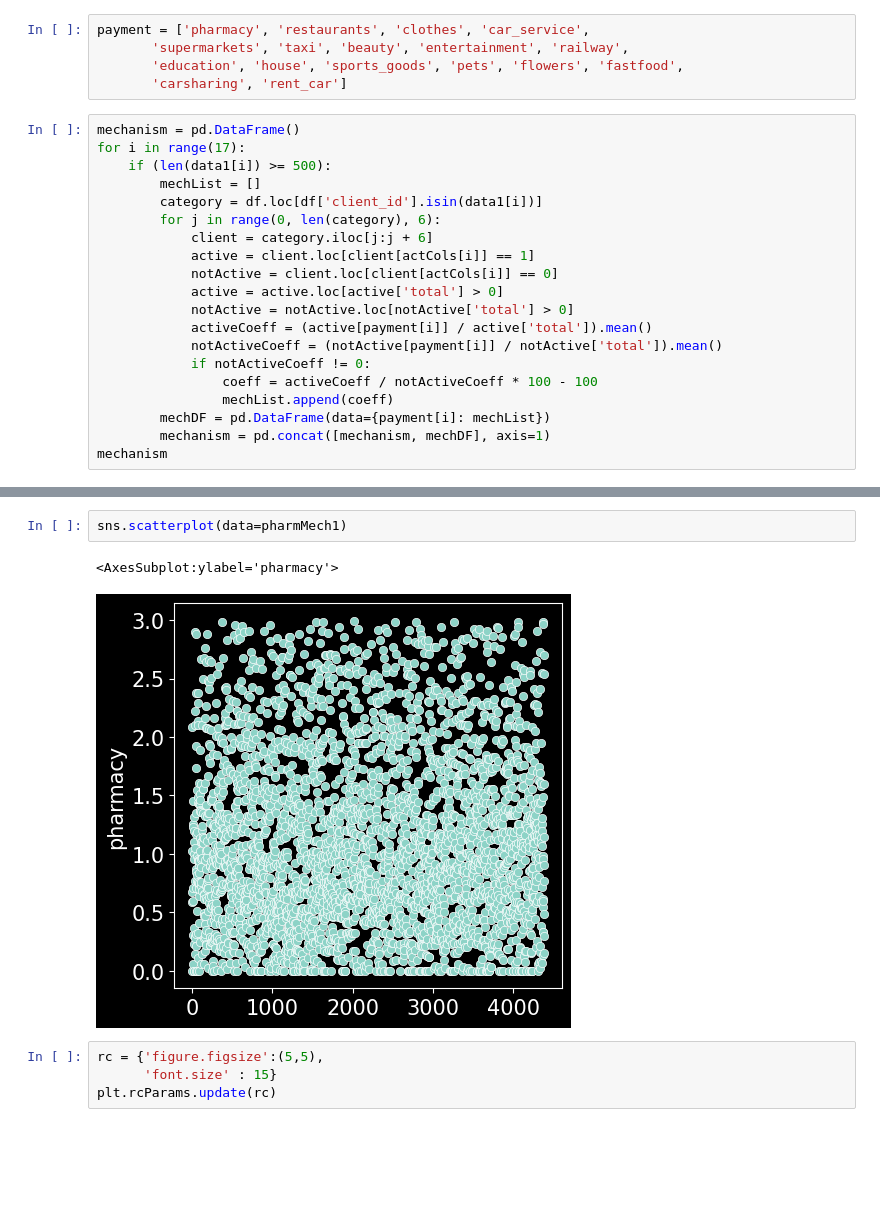
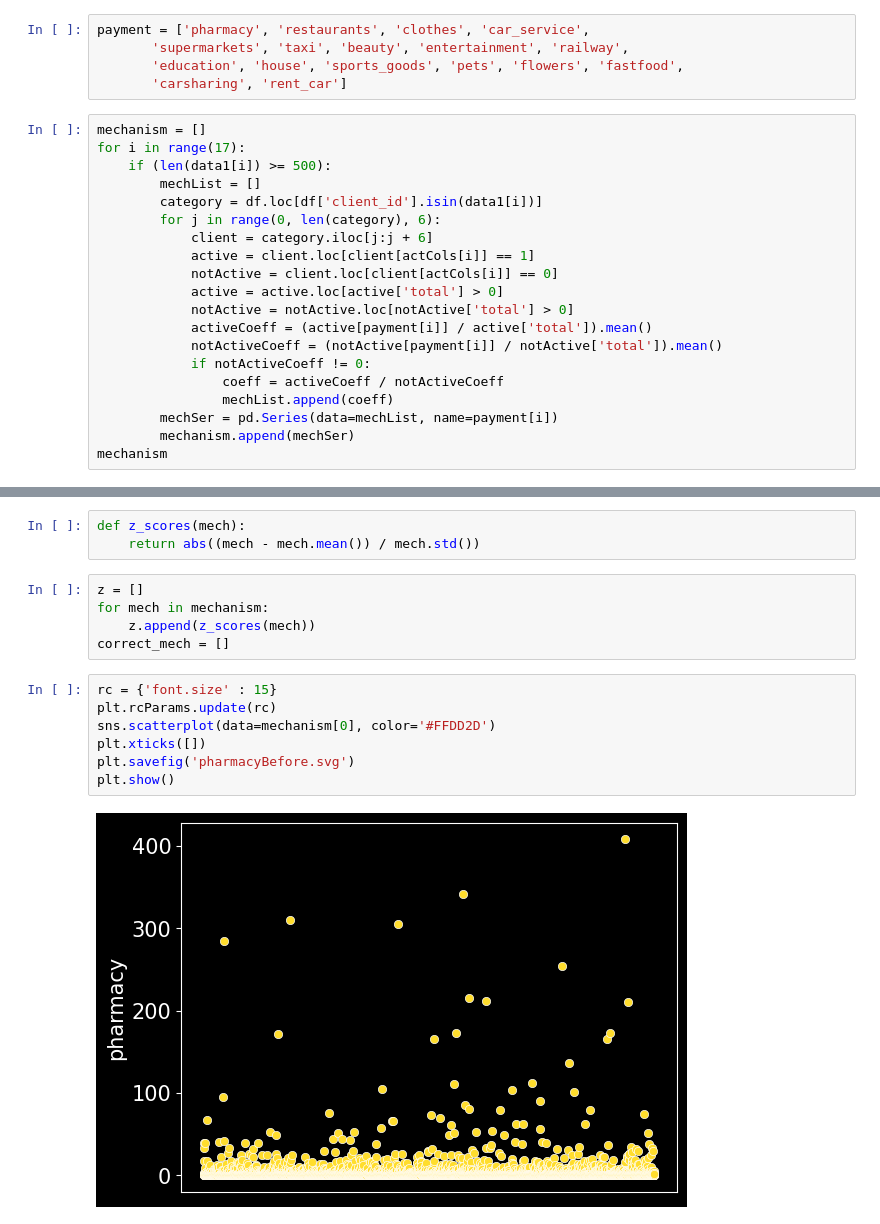
Before and after one commit to Cheshuyka/DANO, a Jupyter notebook: preprocessing.ipynb, the cells around one changed output, grey strips where cells are left out. Saved outputs shown, nothing was run; the diff lists cells and outputs as text; blank space fills up the shorter version.

Commit message:
диаграмки рассеивания для удаления выбросов в механизме (z-score)

```diff
--- a/preprocessing.ipynb
+++ b/preprocessing.ipynb
@@ -240,7 +233,7 @@ payment = ['pharmacy', 'restaurants', 'clothes', 'car_service',
        'education', 'house', 'sports_goods', 'pets', 'flowers', 'fastfood',
        'carsharing', 'rent_car']
 # %%
-mechanism = pd.DataFrame()
+mechanism = []
 for i in range(17):
     if (len(data1[i]) >= 500):
         mechList = []
@@ -254,9 +247,9 @@ for i in range(17):
             activeCoeff = (active[payment[i]] / active['total']).mean()
             notActiveCoeff = (notActive[payment[i]] / notActive['total']).mean()
             if notActiveCoeff != 0:
-                coeff = activeCoeff / notActiveCoeff * 100 - 100
+                coeff = activeCoeff / notActiveCoeff
                 mechList.append(coeff)
-        mechDF = pd.DataFrame(data={payment[i]: mechList})
-        mechanism = pd.concat([mechanism, mechDF], axis=1)
+        mechSer = pd.Series(data=mechList, name=payment[i])
+        mechanism.append(mechSer)
 mechanism
 # %% [output]
@@ -313,9 +273,17 @@ Name: pharmacy, Length: 3369, dtype: float64
-# %%
-sns.scatterplot(data=pharmMech1)
-# %% [output]
-<AxesSubplot:ylabel='pharmacy'>
-[figure, removed]
+# %%
+def z_scores(mech):
+    return abs((mech - mech.mean()) / mech.std())
+# %%
+z = []
+for mech in mechanism:
+    z.append(z_scores(mech))
+correct_mech = []
 # %%
-rc = {'figure.figsize':(5,5),
-      'font.size' : 15}
+rc = {'font.size' : 15}
 plt.rcParams.update(rc)
+sns.scatterplot(data=mechanism[0], color='#FFDD2D')
+plt.xticks([])
+plt.savefig('pharmacyBefore.svg')
+plt.show()
+# %% [output]
+[figure, added]
```
Also changed, not shown: parts of 23 cells of this notebook, 15 other files.
